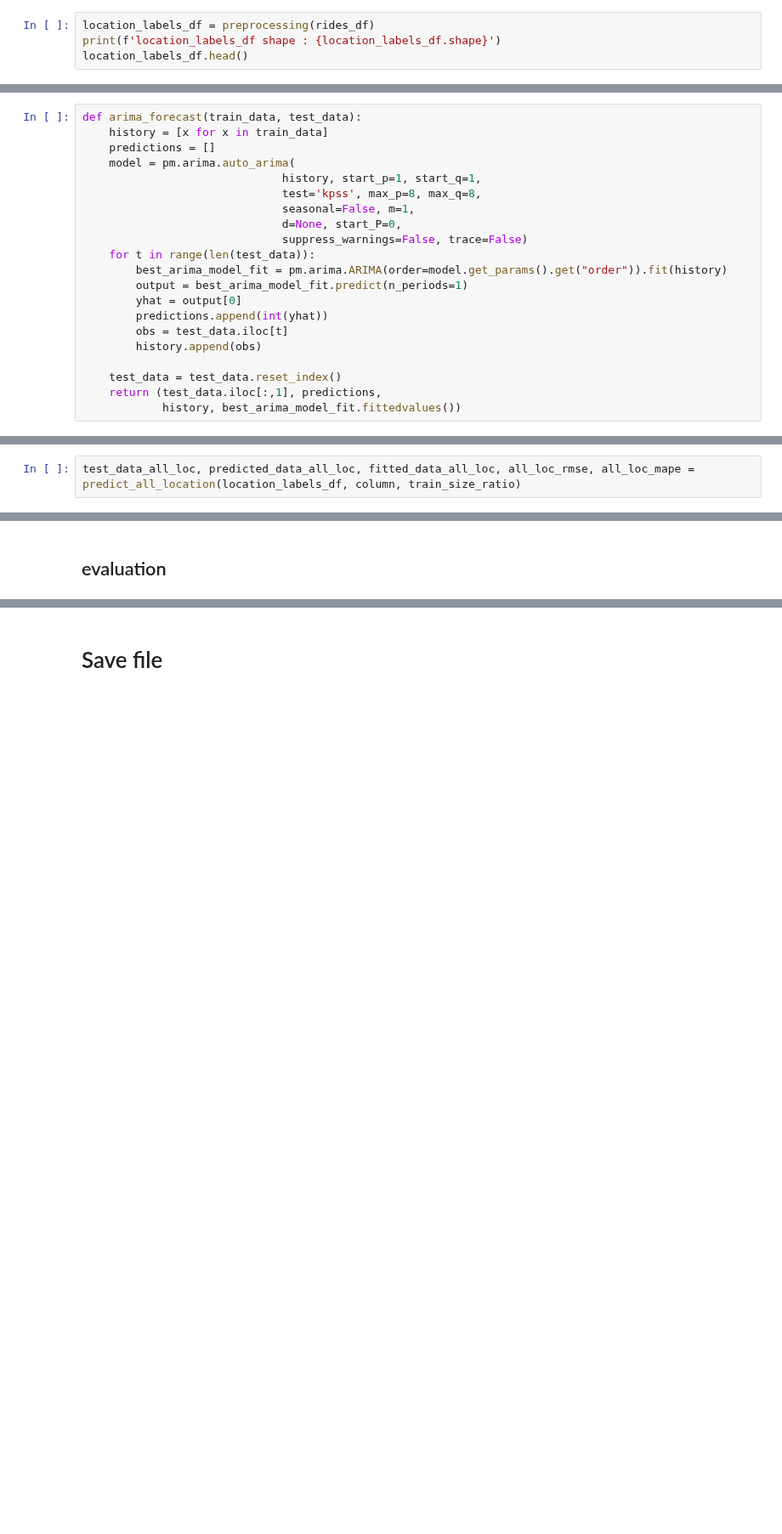
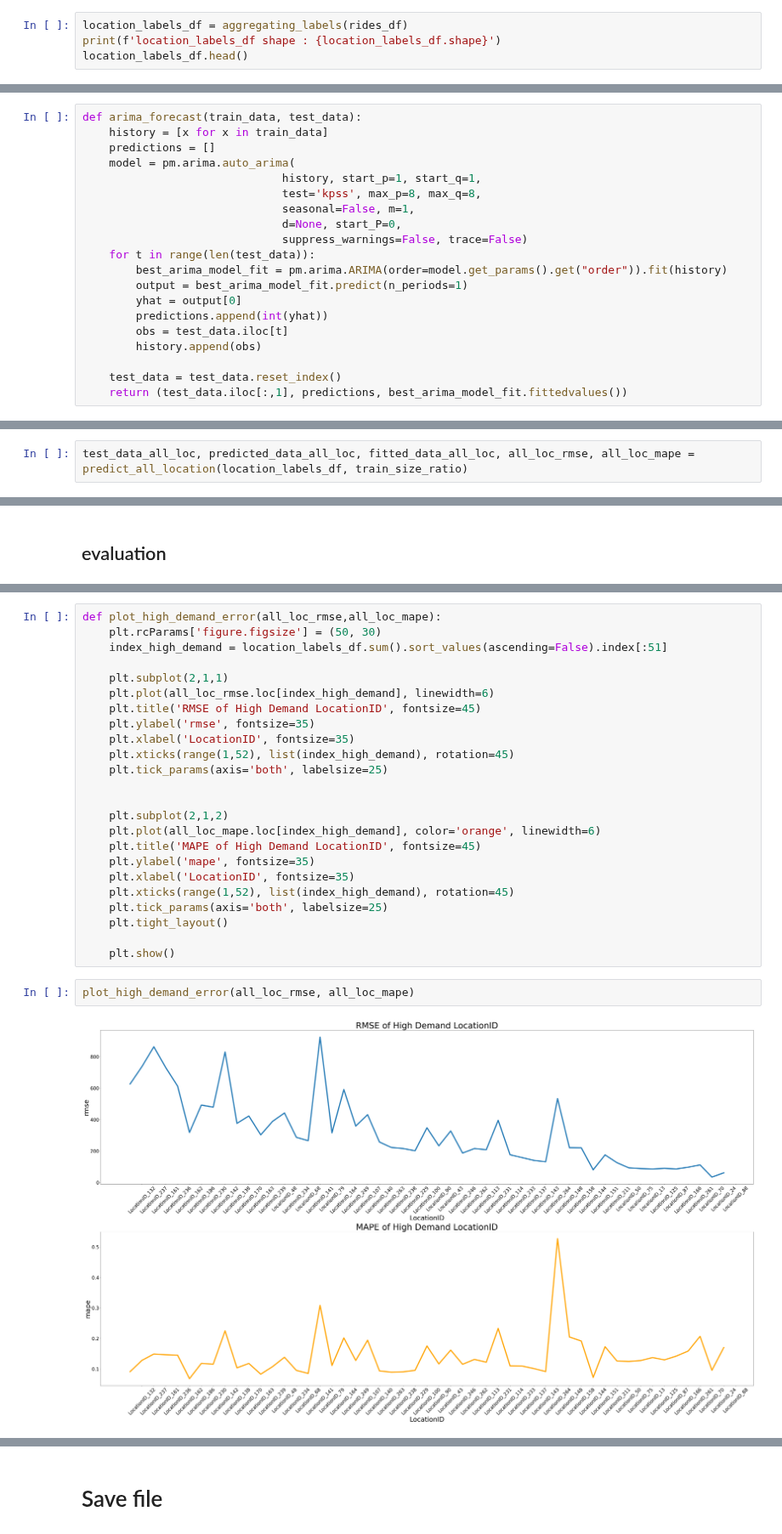
Before and after one commit to danaeis/shoofer-demand-prediction, a Jupyter notebook: Arima_Model/statistics_model_arima.ipynb, the cells around one changed output, grey strips where cells are left out. Shown at 85% size. Cells and saved outputs as stored; diff of their text form; blank space fills up the shorter version.

Commit message:
refactor: plot mape and rmse for high-demand location and change function name

```diff
--- a/Arima_Model/statistics_model_arima.ipynb
+++ b/Arima_Model/statistics_model_arima.ipynb
@@ -53,7 +53,7 @@ def preprocessing(rides_df):
 
     return location_labels_df
 # %%
-location_labels_df = preprocessing(rides_df)
+location_labels_df = aggregating_labels(rides_df)
 print(f'location_labels_df shape : {location_labels_df.shape}')
 location_labels_df.head()
 # %% [output]
@@ -97,6 +96,5 @@ def arima_forecast(train_data, test_data):
         history.append(obs)
 
     test_data = test_data.reset_index()
-    return (test_data.iloc[:,1], predictions,
-            history, best_arima_model_fit.fittedvalues())
+    return (test_data.iloc[:,1], predictions, best_arima_model_fit.fittedvalues())
 # %% [markdown]
@@ -132,4 +140,4 @@ def predict_all_location(location_labels_df, column, train_size_ratio):
     predicted_data_all_loc = pd.DataFrame(predicted_data_all_loc)
     return (test_data_all_loc, predicted_data_all_loc, fitted_data_all_loc, all_loc_rmse, all_loc_mape)
 # %%
-test_data_all_loc, predicted_data_all_loc, fitted_data_all_loc, all_loc_rmse, all_loc_mape = predict_all_location(location_labels_df, column, train_size_ratio)
+test_data_all_loc, predicted_data_all_loc, fitted_data_all_loc, all_loc_rmse, all_loc_mape = predict_all_location(location_labels_df, train_size_ratio)
@@ -138,3 +180,31 @@ test_data_all_loc, predicted_data_all_loc, fitted_data_all_loc, all_loc_rmse, al
+# %%
+def plot_high_demand_error(all_loc_rmse,all_loc_mape):
+    plt.rcParams['figure.figsize'] = (50, 30)
+    index_high_demand = location_labels_df.sum().sort_values(ascending=False).index[:51]
+
+    plt.subplot(2,1,1)
+    plt.plot(all_loc_rmse.loc[index_high_demand], linewidth=6)
+    plt.title('RMSE of High Demand LocationID', fontsize=45)
+    plt.ylabel('rmse', fontsize=35)
+    plt.xlabel('LocationID', fontsize=35)
+    plt.xticks(range(1,52), list(index_high_demand), rotation=45)
+    plt.tick_params(axis='both', labelsize=25)
+
+
+    plt.subplot(2,1,2)
+    plt.plot(all_loc_mape.loc[index_high_demand], color='orange', linewidth=6)
+    plt.title('MAPE of High Demand LocationID', fontsize=45)
+    plt.ylabel('mape', fontsize=35)
+    plt.xlabel('LocationID', fontsize=35)
+    plt.xticks(range(1,52), list(index_high_demand), rotation=45)
+    plt.tick_params(axis='both', labelsize=25)
+    plt.tight_layout()
+
+    plt.show()
+# %%
+plot_high_demand_error(all_loc_rmse, all_loc_mape)
+# %% [output]
+[figure, added]
 # %%
 def evaluation(test_data_all_loc, predicted_data_all_loc):
     index_high_demand = location_labels_df.sum().sort_values(ascending=False).index[:51]
```
Also changed, not shown: parts of 15 cells of this notebook, 3 other files.
